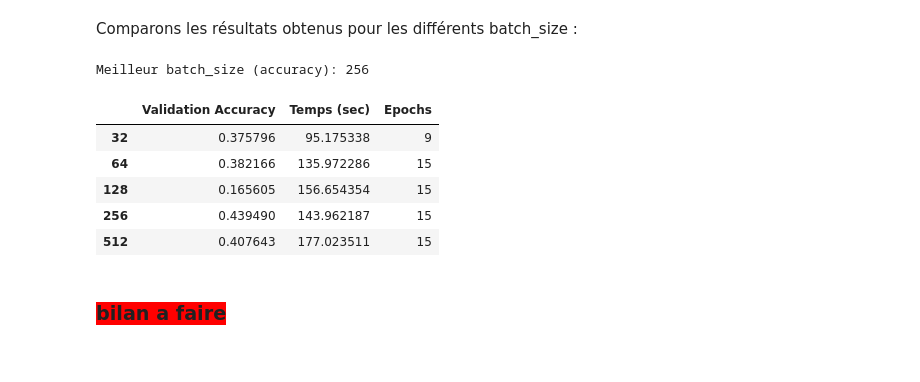
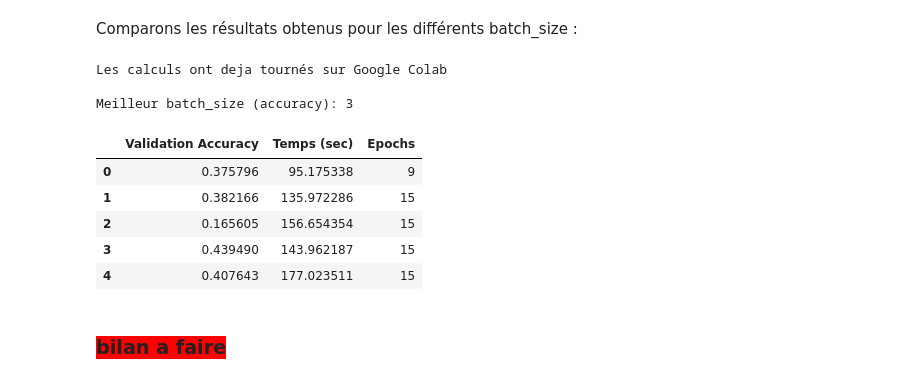
Before and after one commit to pierrickBERTHE/PB6-Classification_automatique_de_produits, a Jupyter notebook: berthe_pierrick_3_notebook_classification_122023.ipynb, the cells around one changed output. Cells and saved outputs as stored; diff of their text form; code cells hidden in the pictures.

```diff
--- a/berthe_pierrick_3_notebook_classification_122023.ipynb
+++ b/berthe_pierrick_3_notebook_classification_122023.ipynb
@@ -1127,10 +1179,9 @@ Epoch 11: early stopping
 # %% [markdown]
 Comparons les résultats obtenus pour les différents batch_size :
 # %%
-# SI fichier des resultats existe ALORS on le charge
-if os.path.exists(resultat_nom):
-    resultat_mlp = pd.read_csv(resultat_nom)
-    print(f"Chargement de '{resultat_nom}'.")
+# SI fichier des resultats existe ALORS on passe
+if is_modele_mlp_calculed:
+    print("Les calculs ont deja tournés sur Google Colab")
 
 # SINON il n'existe pas et il faut faire les calculs
 else:
@@ -1179,26 +1232,13 @@ Nous choississons donc le batch_size de 128 pour la suite des analyses avec le *
 
 Nous entrainons à nouveau le modèle avec le bon batch_size pour obtenir le modèle optimal.
 # %%
-# Nom du fichier history
-history_mlp_file = 'history_optimal_mlp.pickle'
-
-# SI le fichier history existe
-if os.path.exists(history_mlp_file):
-
-    # ALORS charger le modele et l'history
-    model_optimal_mlp = load_model('model_optimal_mlp.h5')
-
-    # ET charger l'history
-    with open(history_mlp_file, 'rb') as f:
-        history_optimal_mlp = pickle.load(f)
-    print("Modele et history chargés à partir des fichiers.")
+# SI fichier des resultats existe ALORS on passe
+if is_modele_mlp_calculed:
+    print("Les calculs ont deja tournés sur Google Colab")
 
 # SINON on realise les calculs
 else:
     print("On fait les calculs.")
-
-    # # Utiliser le GPU
-    # with tf.device('/gpu:0'):
 
     # Créer le modèle optimal MLP
     model_optimal_mlp = creation_modele_mlp(
@@ -1225,6 +1265,6 @@ else:
     )
 
     # Sauvegarder l'objet history
-    with open(history_mlp_file, 'wb') as f:
+    with open("history_optimal_mlp.pickle", 'wb') as f:
         pickle.dump(history_optimal_mlp.history, f)
 # %% [output]
@@ -1436,11 +1461,8 @@ Nous utilisont les mêmes paramètres que précedemment, à savoir :
 - epochs = 15
 - batch_size = 32, 64, 128, 256 et 512
 # %%
-# Nom du fichier des resultats
-resultat_nom = "resultat_cnn.csv"
-
 # SI fichier des resultats existe ALORS on passe
-if os.path.exists(resultat_nom):
+if is_modele_cnn_calculed:
     print("Les calculs ont deja tournés sur Google Colab")
 
 # SINON il n'existe pas et il faut faire les calculs
@@ -1451,9 +1473,6 @@ else:
     # POUR chaque batch_size
     for batch_size in batch_sizes:
         print("\n", "=" * 30, "batch_size :", batch_size, "=" * 30)
-
-        # # Utiliser le GPU
-        # with tf.device('/gpu:0'):
 
         # Créer un modèle CNN
         model_cnn = creation_modele_cnn(
@@ -1518,46 +1521,47 @@ Epoch 15: val_loss improved from 266.64203 to 214.34576, saving model to ./model
 # %% [markdown]
 Comparons les résultats obtenus pour les différents batch_size :
 # %%
-# SI fichier des resultats existe ALORS on le charge
-if os.path.exists(resultat_nom):
-    resultat_cnn = pd.read_csv(resultat_nom)
-    print(f"Chargement de '{resultat_nom}'.")
+# SI fichier des resultats existe ALORS on passe
+if is_modele_cnn_calculed:
+    print("Les calculs ont deja tournés sur Google Colab")
 
 # SINON il n'existe pas et il faut faire les calculs
 else:
     # Créer un DataFrame à partir de l'historique
     resultat_cnn = pd.DataFrame(
         {k: v['val_accuracy'][-1] for k, v in history_dict.items()},
         index=[0]
         )
 
     # Transposer le DataFrame (batch_sizes en index)
     resultat_cnn = resultat_cnn.transpose()
 
     # Renommer la colonne
     resultat_cnn.columns = ['Validation Accuracy']
 
     # Ajouter les temps d'entraînement et nombre d'epoch au DataFrame
     resultat_cnn['Temps (sec)'] = pd.Series(time_dict)
     resultat_cnn['Epochs'] = pd.Series(epoch_dict)
 
     # Sauvegarder le DataFrame dans un fichier CSV
     resultat_cnn.to_csv('resultat_cnn.csv', index=False)
 
 # Afficher le batch_size avec la meilleure accuracy de validation
 batch_meilleur_cnn = resultat_cnn['Validation Accuracy'].idxmax()
 print(f"\nMeilleur batch_size (accuracy): {batch_meilleur_cnn}")
 
 # Surligner les meilleures valeurs
 resultat_cnn.style.apply(surligne_meilleur)
 # %% [output]
-Meilleur batch_size (accuracy): 256
+Les calculs ont deja tournés sur Google Colab
+
+Meilleur batch_size (accuracy): 3
 |  | Validation Accuracy | Temps (sec) | Epochs |
-| 32 | 0.375796 | 95.175338 | 9 |
-| 64 | 0.382166 | 135.972286 | 15 |
-| 128 | 0.165605 | 156.654354 | 15 |
-| 256 | 0.439490 | 143.962187 | 15 |
-| 512 | 0.407643 | 177.023511 | 15 |
+| 0 | 0.375796 | 95.175338 | 9 |
+| 1 | 0.382166 | 135.972286 | 15 |
+| 2 | 0.165605 | 156.654354 | 15 |
+| 3 | 0.439490 | 143.962187 | 15 |
+| 4 | 0.407643 | 177.023511 | 15 |
 # %% [markdown]
 ### <span style='background:red'>bilan a faire</span>
 # %% [markdown]
```
Also changed, not shown: parts of 37 cells of this notebook, 1 other file.
